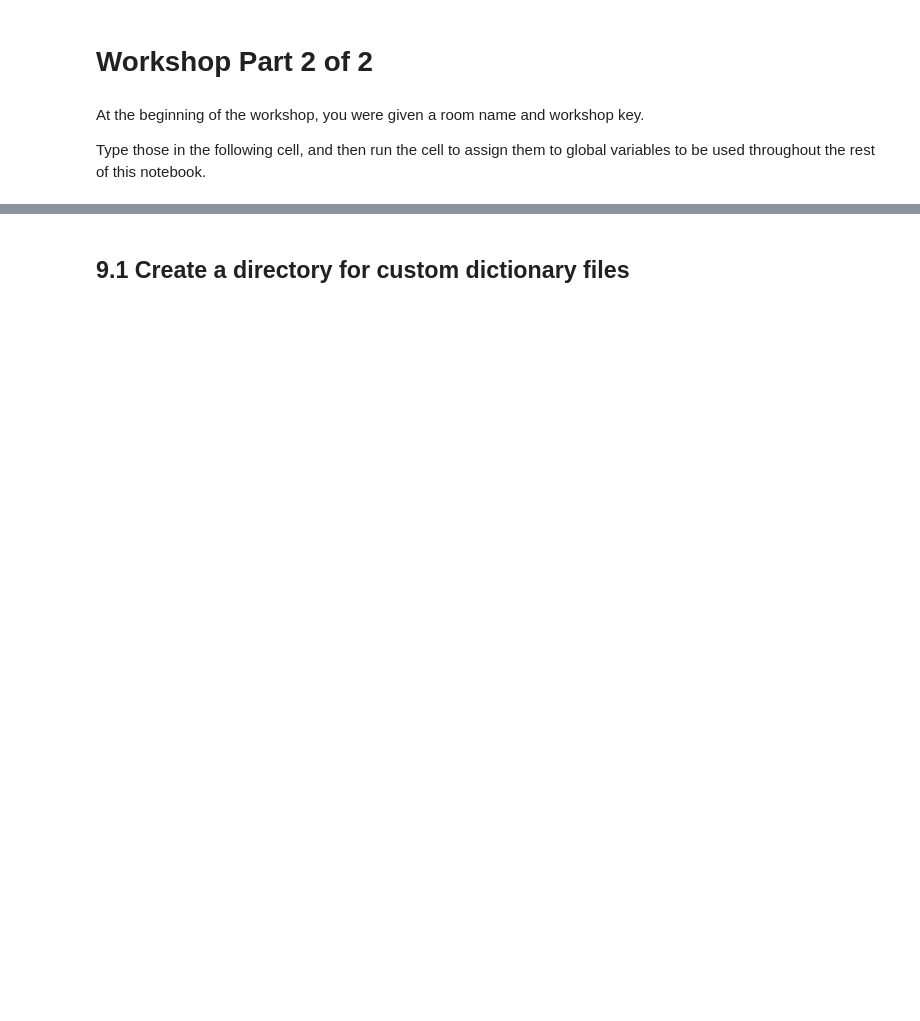
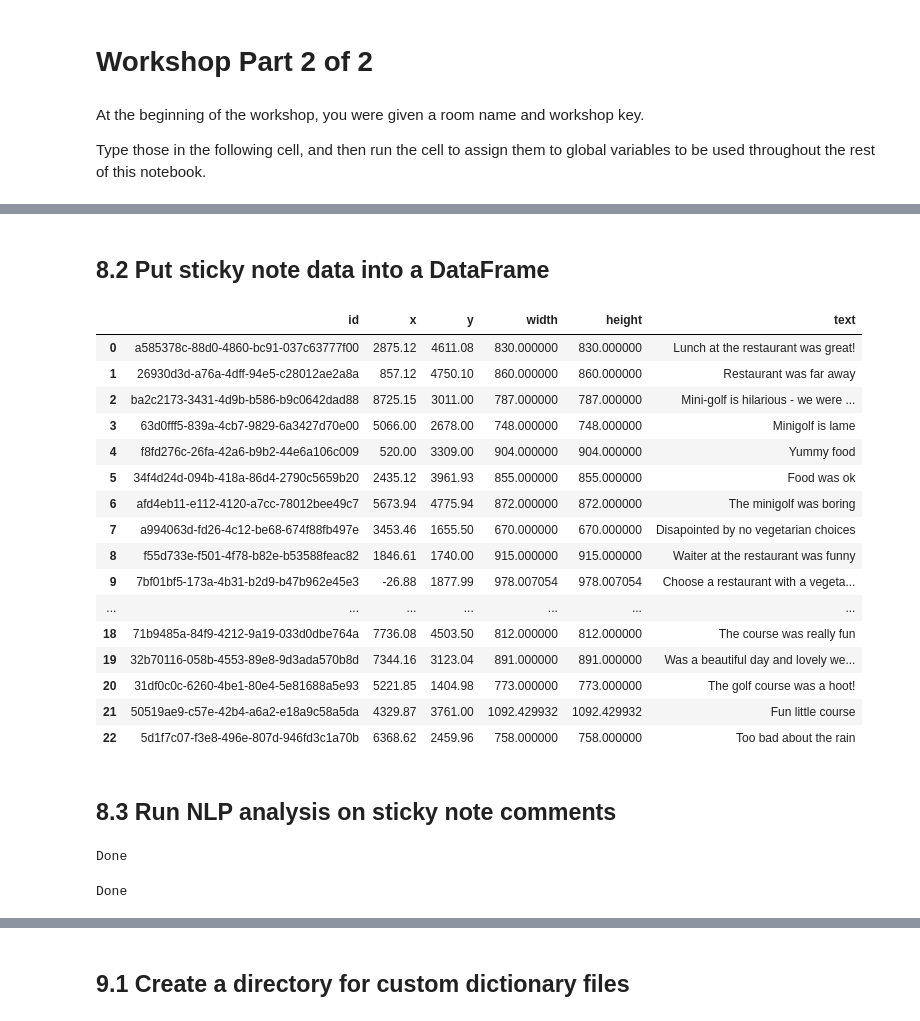
Before and after one commit to spackows/MURAL-API-Samples, a Jupyter notebook: notebooks/WEAVESPHERE-2022-Workshop-Part-2-of-2.ipynb, the cells around one changed output, grey strips where cells are left out. Saved outputs shown, nothing was run; the diff lists cells and outputs as text; code cells hidden in the pictures; blank space fills up the shorter version.

```diff
--- a/notebooks/WEAVESPHERE-2022-Workshop-Part-2-of-2.ipynb
+++ b/notebooks/WEAVESPHERE-2022-Workshop-Part-2-of-2.ipynb
@@ -68,0 +31,33 @@ g_stickies_w_pos_df.head()
+# %%
+import requests
+import json
+from IPython.display import display, HTML
+
+def setUpForPart2( room_name, workshop_key ):
+    url = "https://weavesphere-mural-oauth.tqns6lm651z.us-south.codeengine.appdomain.cloud/create-mural-workshop-part2"
+    headers = { "Content-Type" : "application/json", "Accept" : "application/json" }
+    data = json.dumps( { "room_name" : room_name, "workshop_key" : workshop_key } )
+    response = requests.request( "POST", url, headers=headers, data=data )
+    response_json = response.json()
+    if "error_str" in response_json:
+        print( response_json["error_str"] )
+        return None
+    if "mural_id" not in response_json:
+        print( "Field 'mural_id' not returned in result\nResult:" + json.dumps( response_json, indent=3 ) )
+        return None
+    if "mural_link" not in response_json:
+        print( "Field 'mural_link' not returned in result\nResult:"+ json.dumps( response_json, indent=3 ) )
+        return None
+    if "widgets_arr" not in response_json:
+        print( "Field 'widgets_arr' not returned in result\nResult:"+ json.dumps( response_json, indent=3 ) )
+        return None
+    mural_id = response_json["mural_id"]
+    mural_link = response_json["mural_link"]
+    widgets_arr = response_json["widgets_arr"]
+    html = HTML( "<h3>Mural for: Workshop Part 2 of 2</h3>" +
+             "<p>Mural ID: <code>" + mural_id + "</code></p>" +
+             "<p>\"Visitor\" link: <a href='" + mural_link + "' target='_other'>Click to open mural in a new tab</a></p>" )
+    display( html )
+    return mural_id, mural_link, widgets_arr
+# %%
+g_mural_id, g_mural_link, g_widgets_arr = setUpForPart2( g_room_name, g_workshop_key )
@@ -68,0 +68,42 @@ g_stickies_w_pos_df.head()
+# %% [markdown]
+## 8.2 Put sticky note data into a DataFrame
+# %%
+import pandas as pd
+
+widgets_df_full = pd.DataFrame( g_widgets_arr )
+g_stickies_df = widgets_df_full[ widgets_df_full["type"] == "sticky-note" ].copy()
+g_stickies_df = g_stickies_df[["id","x", "y","width","height","text"]].reset_index( drop=True )
+g_stickies_df
+# %% [output]
+|  | id | x | y | width | height | text |
+| 0 | a585378c-88d0-4860-bc91-037c63777f00 | 2875.12 | 4611.08 | 830.000000 | 830.000000 | Lunch at the restaurant was great! |
+| 1 | 26930d3d-a76a-4dff-94e5-c28012ae2a8a | 857.12 | 4750.10 | 860.000000 | 860.000000 | Restaurant was far away |
+| 2 | ba2c2173-3431-4d9b-b586-b9c0642dad88 | 8725.15 | 3011.00 | 787.000000 | 787.000000 | Mini-golf is hilarious - we were ... |
+| 3 | 63d0fff5-839a-4cb7-9829-6a3427d70e00 | 5066.00 | 2678.00 | 748.000000 | 748.000000 | Minigolf is lame |
+| 4 | f8fd276c-26fa-42a6-b9b2-44e6a106c009 | 520.00 | 3309.00 | 904.000000 | 904.000000 | Yummy food |
+| 5 | 34f4d24d-094b-418a-86d4-2790c5659b20 | 2435.12 | 3961.93 | 855.000000 | 855.000000 | Food was ok |
+| 6 | afd4eb11-e112-4120-a7cc-78012bee49c7 | 5673.94 | 4775.94 | 872.000000 | 872.000000 | The minigolf was boring |
+| 7 | a994063d-fd26-4c12-be68-674f88fb497e | 3453.46 | 1655.50 | 670.000000 | 670.000000 | Disapointed by no vegetarian choices |
+| 8 | f55d733e-f501-4f78-b82e-b53588feac82 | 1846.61 | 1740.00 | 915.000000 | 915.000000 | Waiter at the restaurant was funny |
+| 9 | 7bf01bf5-173a-4b31-b2d9-b47b962e45e3 | -26.88 | 1877.99 | 978.007054 | 978.007054 | Choose a restaurant with a vegeta... |
+| ... | ... | ... | ... | ... | ... | ... |
+| 18 | 71b9485a-84f9-4212-9a19-033d0dbe764a | 7736.08 | 4503.50 | 812.000000 | 812.000000 | The course was really fun |
+| 19 | 32b70116-058b-4553-89e8-9d3ada570b8d | 7344.16 | 3123.04 | 891.000000 | 891.000000 | Was a beautiful day and lovely we... |
+| 20 | 31df0c0c-6260-4be1-80e4-5e81688a5e93 | 5221.85 | 1404.98 | 773.000000 | 773.000000 | The golf course was a hoot! |
+| 21 | 50519ae9-c57e-42b4-a6a2-e18a9c58a5da | 4329.87 | 3761.00 | 1092.429932 | 1092.429932 | Fun little course |
+| 22 | 5d1f7c07-f3e8-496e-807d-946fd3c1a70b | 6368.62 | 2459.96 | 758.000000 | 758.000000 | Too bad about the rain |
+# %% [markdown]
+## 8.3 Run NLP analysis on sticky note comments
+# %%
+import watson_nlp
+from watson_nlp.toolkit import predict_document_sentiment
+
+g_syntax_model = watson_nlp.load( watson_nlp.download( "syntax_izumo_en_stock" ) )
+print( "Done" )
+# %% [output]
+Done
+# %%
+g_sentiment_model = watson_nlp.load( watson_nlp.download( "sentiment_sentence-bert_multi_stock" ) )
+print( "Done" )
+# %% [output]
+Done
```
Also changed, not shown: parts of 27 cells of this notebook.
